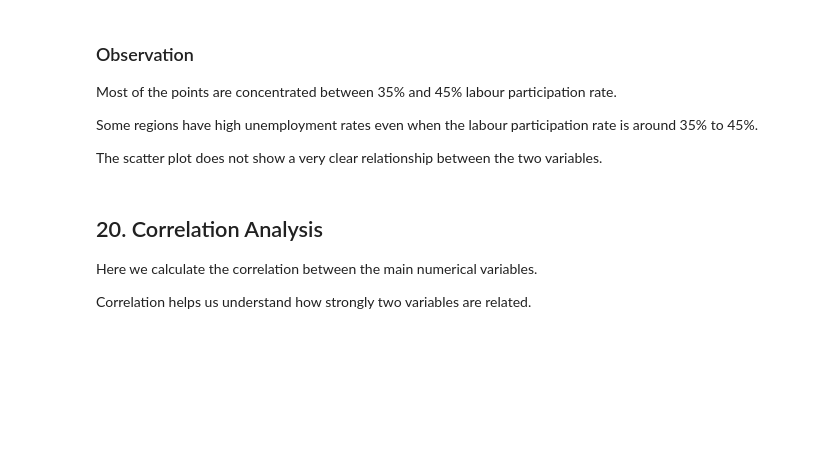
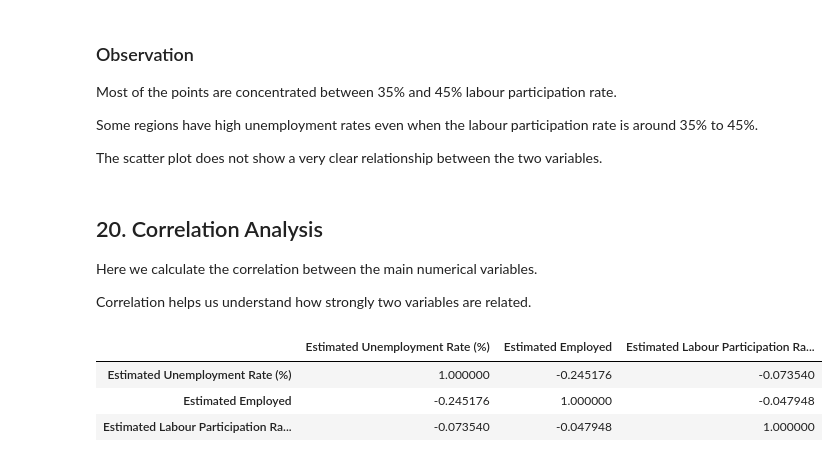
Before and after one commit to Arunbellad-2001/OIBSIP, a Jupyter notebook: DataScience-Task2-UnemploymentAnalysis/Unemployment_Analysis.ipynb, the cells around one changed output. Cells and saved outputs as stored; diff of their text form; code cells hidden in the pictures; blank space fills up the shorter version.

```diff
--- a/DataScience-Task2-UnemploymentAnalysis/Unemployment_Analysis.ipynb
+++ b/DataScience-Task2-UnemploymentAnalysis/Unemployment_Analysis.ipynb
@@ -755,3 +755,18 @@ variables.
 Here we calculate the correlation between the main numerical variables.
 
 Correlation helps us understand how strongly two variables are related.
+# %%
+correlation = df[
+    [
+        'Estimated Unemployment Rate (%)',
+        'Estimated Employed',
+        'Estimated Labour Participation Rate (%)'
+    ]
+].corr()
+
+correlation
+# %% [output]
+|  | Estimated Unemployment Rate (%) | Estimated Employed | Estimated Labour Participation Ra... |
+| Estimated Unemployment Rate (%) | 1.000000 | -0.245176 | -0.073540 |
+| Estimated Employed | -0.245176 | 1.000000 | -0.047948 |
+| Estimated Labour Participation Ra... | -0.073540 | -0.047948 | 1.000000 |
```
Also changed, not shown: parts of 2 cells of this notebook.
